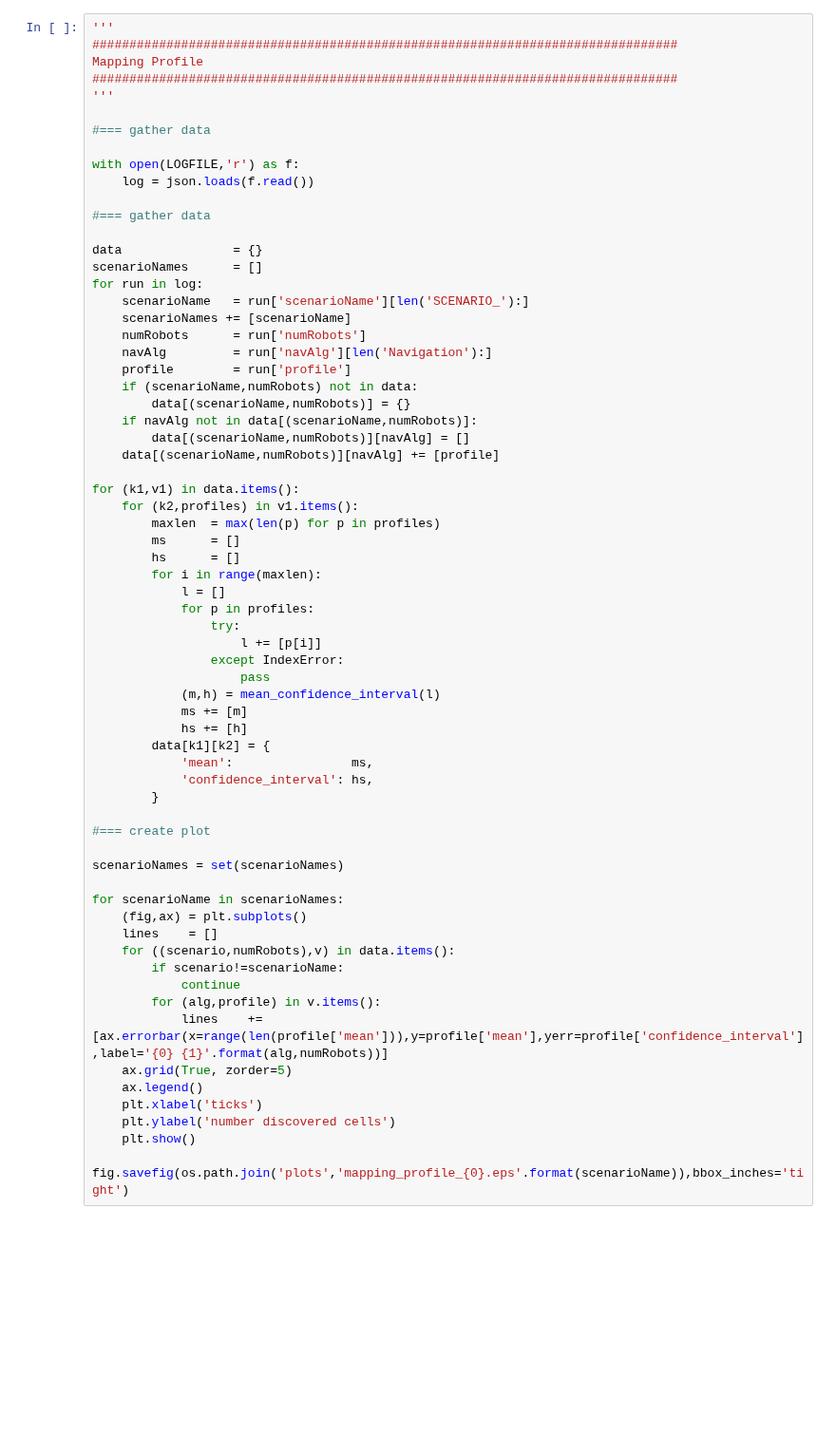
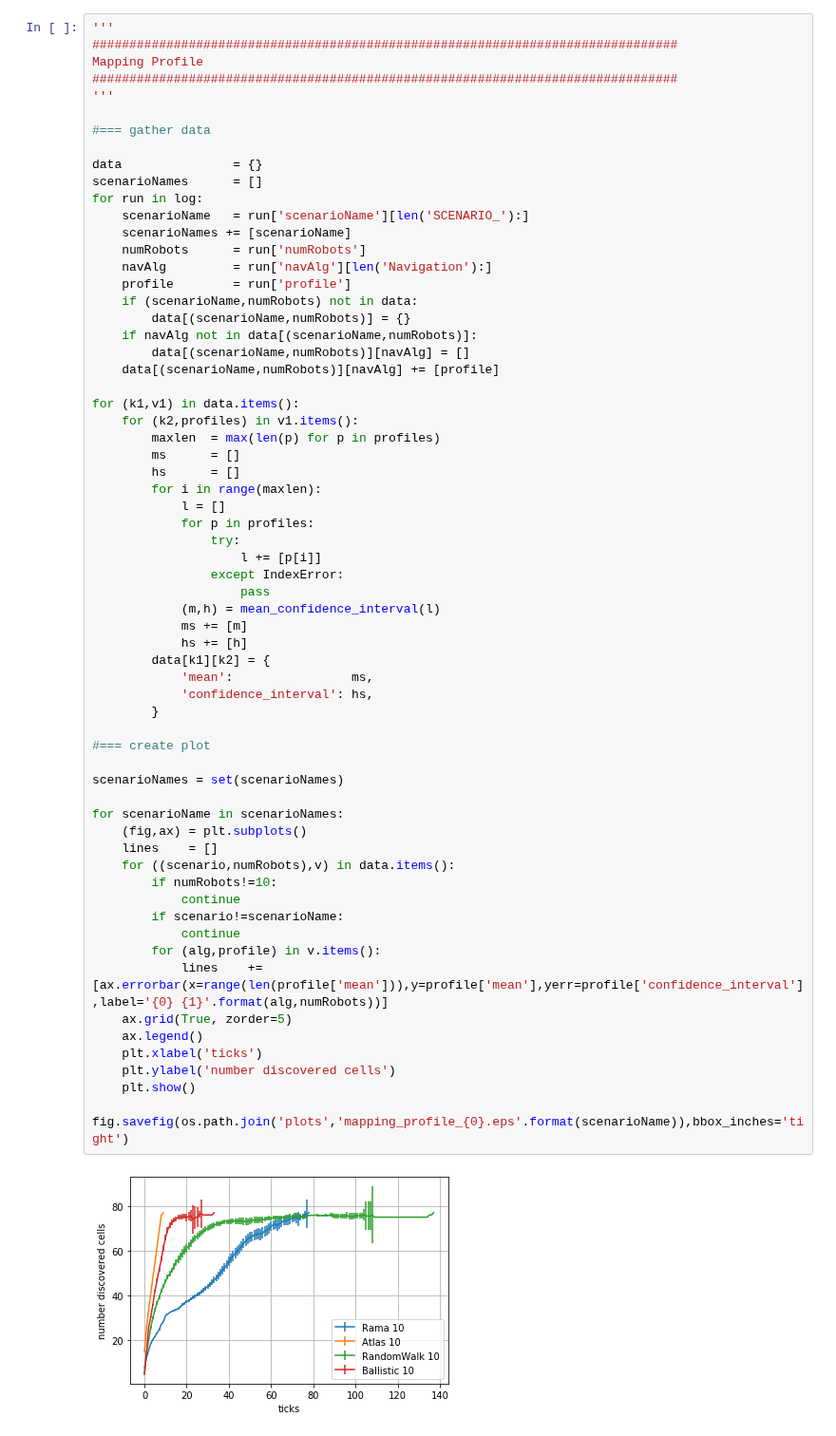
Before and after one commit to openwsn-berkeley/Atlas, a Jupyter notebook: DrawResults.ipynb, the cells around one changed output. Shown at 95% size. Drawn from its saved outputs; the diff is of its cells as text; blank space fills up the shorter version.

```diff
--- a/DrawResults.ipynb
+++ b/DrawResults.ipynb
@@ -153,11 +166,6 @@ The PostScript backend does not support transparency; partially transparent arti
 Mapping Profile
 ###############################################################################
 '''
-
-#=== gather data
-
-with open(LOGFILE,'r') as f:
-    log = json.loads(f.read())
 
 #=== gather data
 
@@ -186,30 +194,34 @@ for (k1,v1) in data.items():
                 try:
                     l += [p[i]]
                 except IndexError:
                     pass
             (m,h) = mean_confidence_interval(l)
             ms += [m]
             hs += [h]
         data[k1][k2] = {
             'mean':                ms,
             'confidence_interval': hs,
         }
 
 #=== create plot
 
 scenarioNames = set(scenarioNames)
 
 for scenarioName in scenarioNames:
     (fig,ax) = plt.subplots()
     lines    = []
     for ((scenario,numRobots),v) in data.items():
+        if numRobots!=10:
+            continue
         if scenario!=scenarioName:
             continue
         for (alg,profile) in v.items():
             lines    += [ax.errorbar(x=range(len(profile['mean'])),y=profile['mean'],yerr=profile['confidence_interval'],label='{0} {1}'.format(alg,numRobots))]
     ax.grid(True, zorder=5)
     ax.legend()
     plt.xlabel('ticks')
     plt.ylabel('number discovered cells')
     plt.show()
     fig.savefig(os.path.join('plots','mapping_profile_{0}.eps'.format(scenarioName)),bbox_inches='tight')
+# %% [output]
+[figure, added]
```
Also changed, not shown: parts of 5 cells of this notebook, 1 other file.
